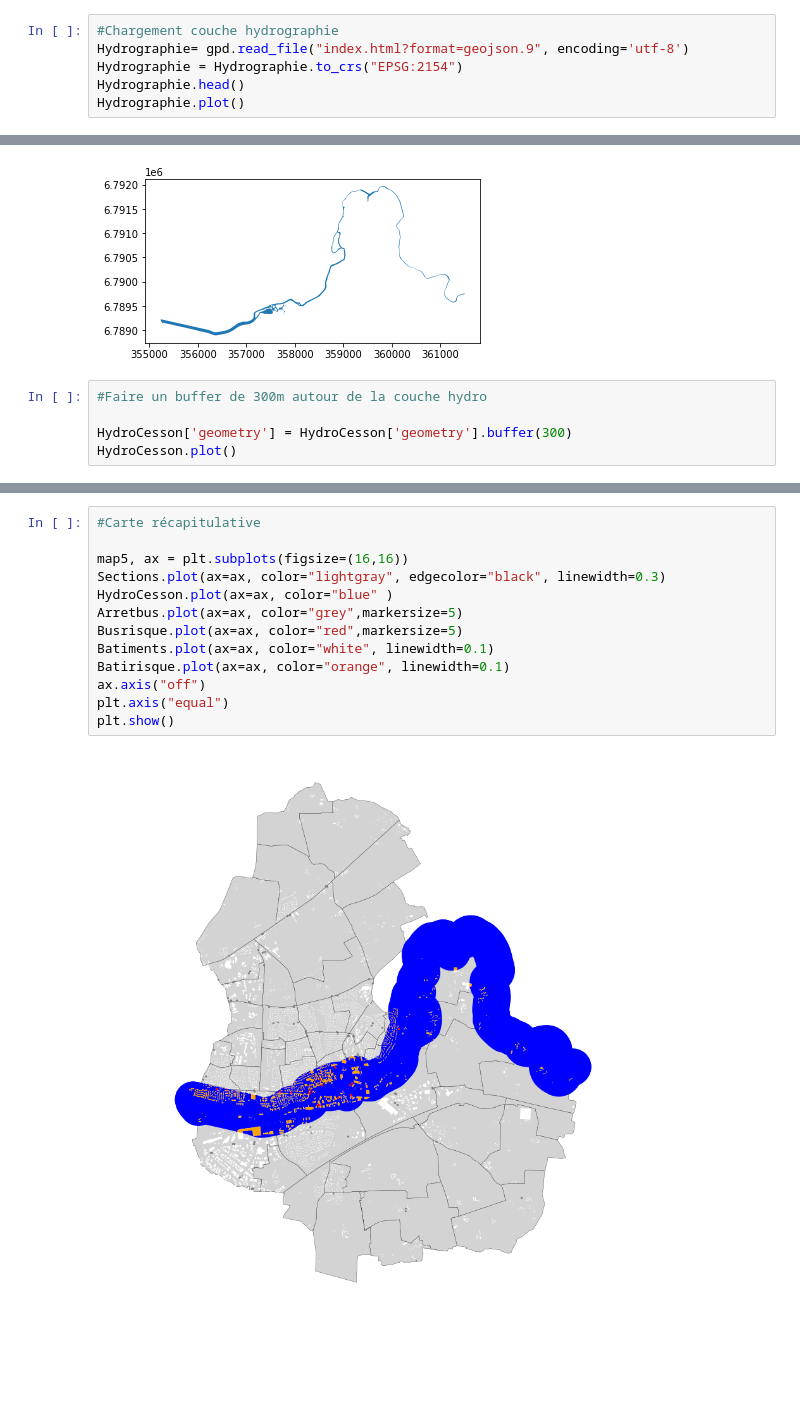
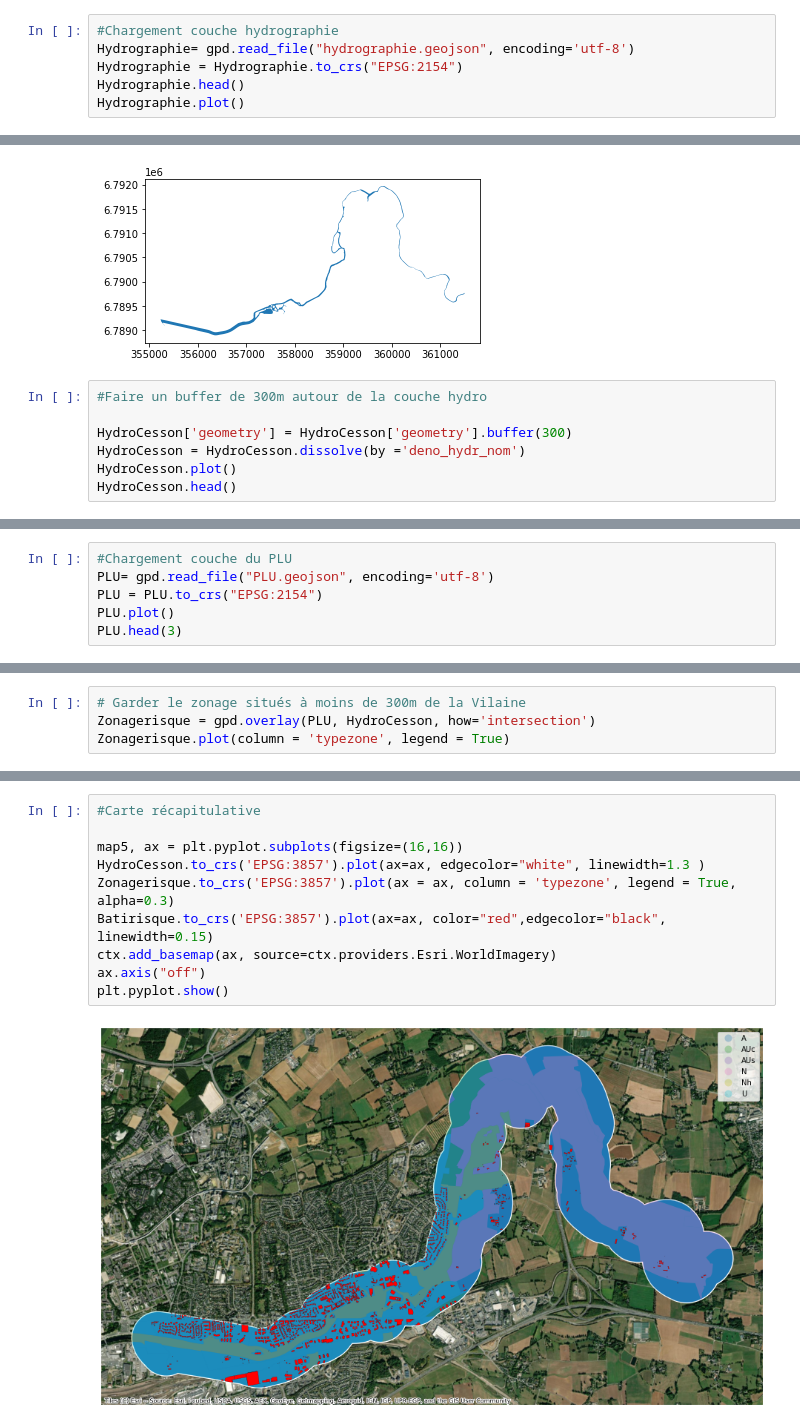
Before and after one commit to mastersigat/GeoPandas, a Jupyter notebook: Cadastre.ipynb, the cells around one changed output, grey strips where cells are left out. Saved outputs shown, nothing was run; the diff lists cells and outputs as text; blank space fills up the shorter version.

```diff
--- a/Cadastre.ipynb
+++ b/Cadastre.ipynb
@@ -512,6 +444,6 @@ index.html?format=g     [   <=>              ]  23.46M  1.46MB/s    in 17s
 # %%
 #Chargement couche hydrographie
-Hydrographie= gpd.read_file("index.html?format=geojson.9", encoding='utf-8')
+Hydrographie= gpd.read_file("hydrographie.geojson", encoding='utf-8')
 Hydrographie = Hydrographie.to_crs("EPSG:2154")
 Hydrographie.head()
 Hydrographie.plot()
@@ -558,5 +462,7 @@ HydroCesson.plot()
 #Faire un buffer de 300m autour de la couche hydro
 
 HydroCesson['geometry'] = HydroCesson['geometry'].buffer(300)
+HydroCesson = HydroCesson.dissolve(by ='deno_hydr_nom')
 HydroCesson.plot()
+HydroCesson.head()
 # %% [output]
@@ -571,0 +473,6 @@ Arretbus.plot()
+# %%
+#Chargement couche du PLU
+PLU= gpd.read_file("PLU.geojson", encoding='utf-8')
+PLU = PLU.to_crs("EPSG:2154")
+PLU.plot()
+PLU.head(3)
@@ -578,0 +492,4 @@ PLUCesson.plot(figsize=(10,10),column='typezone', legend=True)
+# %%
+# Garder le zonage situés à moins de 300m de la Vilaine
+Zonagerisque = gpd.overlay(PLU, HydroCesson, how='intersection')
+Zonagerisque.plot(column = 'typezone', legend = True)
@@ -605,18 +506,15 @@ Busrisque.head()
 # %%
 #Carte récapitulative
 
-map5, ax = plt.subplots(figsize=(16,16))
-Sections.plot(ax=ax, color="lightgray", edgecolor="black", linewidth=0.3)
-HydroCesson.plot(ax=ax, color="blue" )
-Arretbus.plot(ax=ax, color="grey",markersize=5)
-Busrisque.plot(ax=ax, color="red",markersize=5)
-Batiments.plot(ax=ax, color="white", linewidth=0.1)
-Batirisque.plot(ax=ax, color="orange", linewidth=0.1)
+map5, ax = plt.pyplot.subplots(figsize=(16,16))
+HydroCesson.to_crs('EPSG:3857').plot(ax=ax, edgecolor="white", linewidth=1.3 )
+Zonagerisque.to_crs('EPSG:3857').plot(ax = ax, column = 'typezone', legend = True, alpha=0.3)
+Batirisque.to_crs('EPSG:3857').plot(ax=ax, color="red",edgecolor="black", linewidth=0.15)
+ctx.add_basemap(ax, source=ctx.providers.Esri.WorldImagery)
 ax.axis("off")
-plt.axis("equal")
-plt.show()
+plt.pyplot.show()
 # %% [output]
-[figure, old version]
+[figure, new version]
 # %%
 # Encrichir les batiments des informations de la couche PLU (jointure spatiale)
 
```
Also changed, not shown: parts of 62 cells of this notebook.
